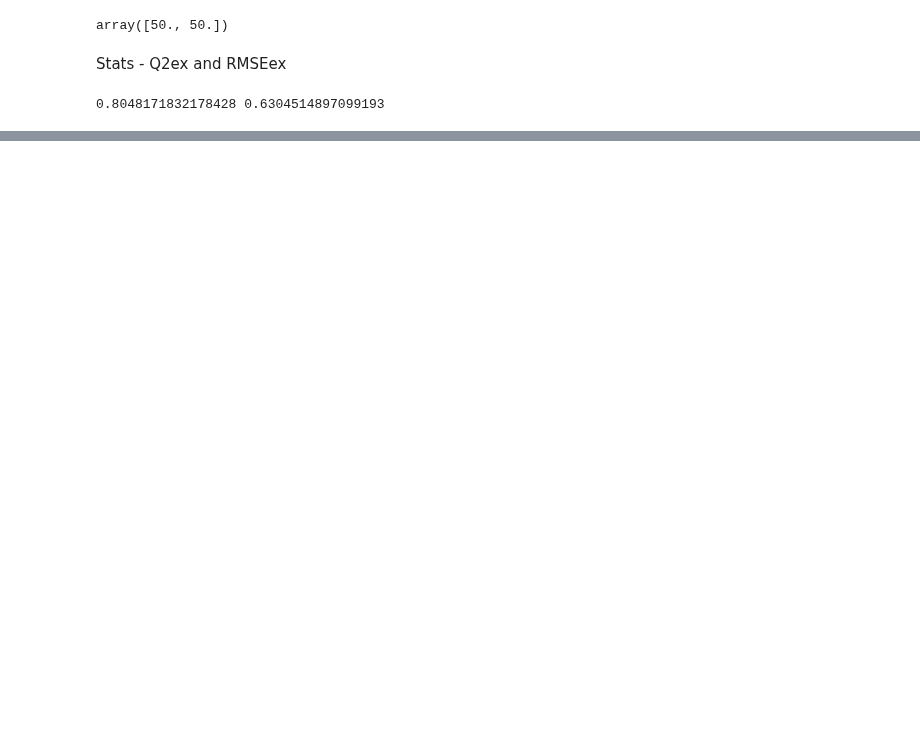
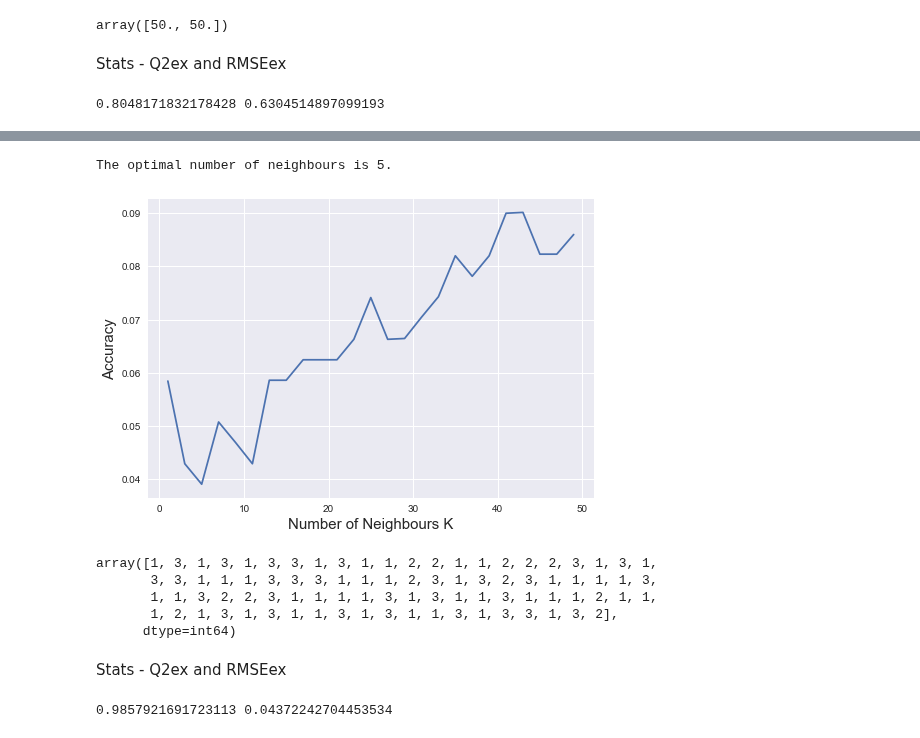
Before and after one commit to Miczel00/machine-learning, a Jupyter notebook: zaj1/main.ipynb, the cells around one changed output, grey strips where cells are left out. Drawn from its saved outputs; the diff is of its cells as text; code cells hidden in the pictures; blank space fills up the shorter version.

```diff
--- a/zaj1/main.ipynb
+++ b/zaj1/main.ipynb
@@ -790,0 +793,2 @@ np.sqrt(metrics.mean_squared_log_error(y_test,y_pred)))
+# %%
+knn_data = sns.load_dataset('penguins')
@@ -790,0 +826,9 @@ np.sqrt(metrics.mean_squared_log_error(y_test,y_pred)))
+# %%
+knn_data.drop(3,axis=0,inplace=True)
+knn_data.drop(339,axis=0,inplace=True)
+# %%
+species = {'Adelie': 1, 'Chinstrap': 2, 'Gentoo': 3}
+for name in species:
+    knn_data['species'] = knn_data['species'].replace([name], species[name])
+
+knn_data
@@ -790,0 +849,2 @@ np.sqrt(metrics.mean_squared_log_error(y_test,y_pred)))
+# %%
+X_train, X_test,y_train,y_test = train_test_split(knn_data[['bill_length_mm','bill_depth_mm']],knn_data['species'],test_size=0.25, random_state=0)
@@ -790,0 +856,23 @@ np.sqrt(metrics.mean_squared_log_error(y_test,y_pred)))
+# %%
+myList = list(range(0,50))
+neighbours = list(filter(lambda x: x %2 != 0, myList))
+
+cv_scores = []
+
+for k in neighbours:
+    knn = KNeighborsClassifier(n_neighbors=k)
+    scores = cross_val_score(knn, X_train, y_train, cv=10, scoring='accuracy')
+    cv_scores.append(scores.mean())
+
+MSE = [1 - x for x in cv_scores]
+
+optimal_k = neighbours[MSE.index(min(MSE))]
+print('\nThe optimal number of neighbours is %d.' % optimal_k)
+
+plt.plot(neighbours, MSE)
+plt.xlabel('Number of Neighbours K')
+plt.ylabel('Accuracy')
+plt.show()
+# %% [output]
+The optimal number of neighbours is 5.
+[figure, added]
@@ -790,0 +888,15 @@ np.sqrt(metrics.mean_squared_log_error(y_test,y_pred)))
+# %%
+y_pred
+# %% [output]
+array([1, 3, 1, 3, 1, 3, 3, 1, 3, 1, 1, 2, 2, 1, 1, 2, 2, 2, 3, 1, 3, 1,
+       3, 3, 1, 1, 1, 3, 3, 3, 1, 1, 1, 2, 3, 1, 3, 2, 3, 1, 1, 1, 1, 3,
+       1, 1, 3, 2, 2, 3, 1, 1, 1, 1, 3, 1, 3, 1, 1, 3, 1, 1, 1, 2, 1, 1,
+       1, 2, 1, 3, 1, 3, 1, 1, 3, 1, 3, 1, 1, 3, 1, 3, 3, 1, 3, 2],
+      dtype=int64)
+# %% [markdown]
+Stats - Q2ex and RMSEex
+# %%
+print(metrics.r2_score(y_test, y_pred),
+np.sqrt(metrics.mean_squared_log_error(y_test,y_pred)))
+# %% [output]
+0.9857921691723113 0.04372242704453534
```
Also changed, not shown: parts of 16 cells of this notebook.
